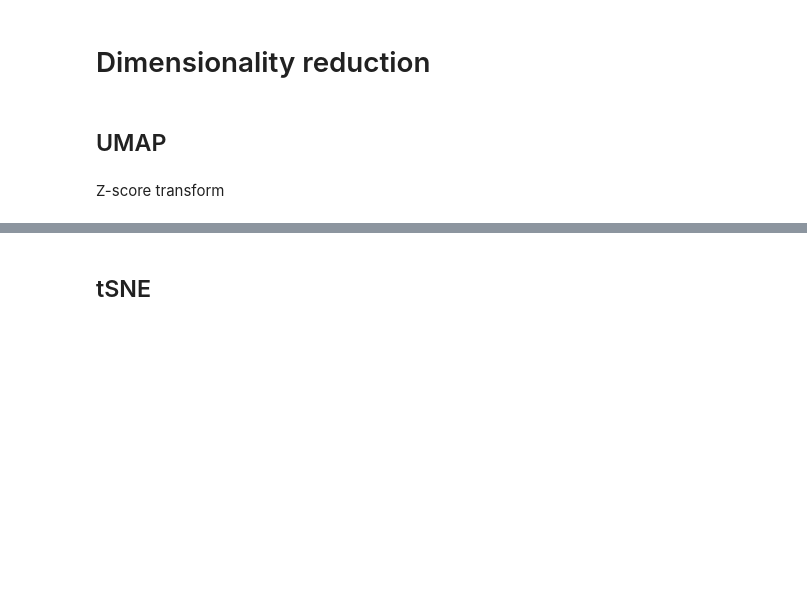
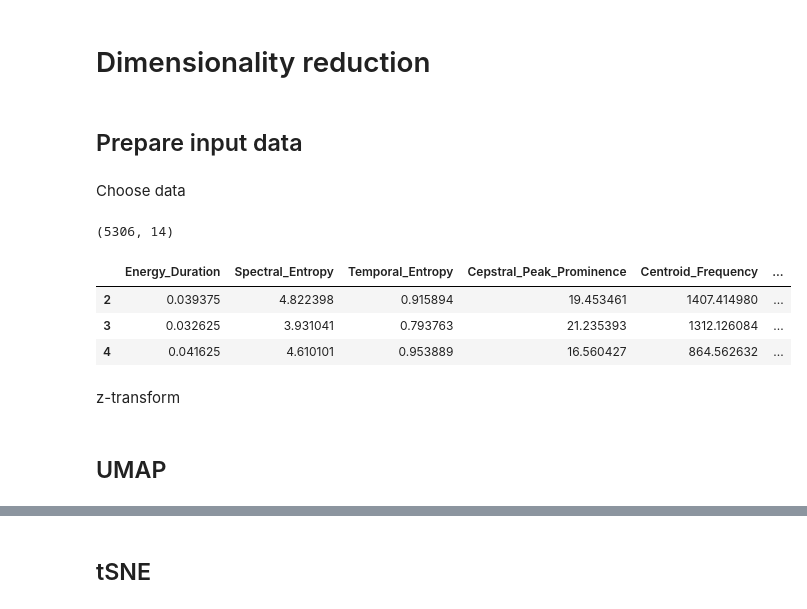
Before and after one commit to marathomas/meerkat, a Jupyter notebook: 05_Comparison_to_traditional.ipynb, the cells around one changed output, grey strips where cells are left out. Cells and saved outputs as stored; diff of their text form; code cells hidden in the pictures; blank space fills up the shorter version.

```diff
--- a/05_Comparison_to_traditional.ipynb
+++ b/05_Comparison_to_traditional.ipynb
@@ -98,0 +131,4 @@ embedding_dict = {}
+# %% [markdown]
+## Prepare input data
+# %% [markdown]
+Choose data
@@ -98,0 +139,17 @@ embedding_dict = {}
+# %%
+# B) reduce set to only high quality (signal to noise > 10 dB)
+data = features.loc[features.SNR>10,]
+labels = data.Call_Type
+data = data.drop(columns=['CALL_INDEX', 'Call_Type', 'SNR'])
+data.shape
+# %% [output]
+(5306, 14)
+# %%
+data.head(3)
+# %% [output]
+|  | Energy_Duration | Spectral_Entropy | Temporal_Entropy | Cepstral_Peak_Prominence | Centroid_Frequency | ... |
+| 2 | 0.039375 | 4.822398 | 0.915894 | 19.453461 | 1407.414980 | ... |
+| 3 | 0.032625 | 3.931041 | 0.793763 | 21.235393 | 1312.126084 | ... |
+| 4 | 0.041625 | 4.610101 | 0.953889 | 16.560427 | 864.562632 | ... |
+# %% [markdown]
+z-transform
@@ -99,4 +158,2 @@ embedding_dict = {}
 # %% [markdown]
 ## UMAP
-# %% [markdown]
-Z-score transform
```
Also changed, not shown: parts of 10 cells of this notebook.
